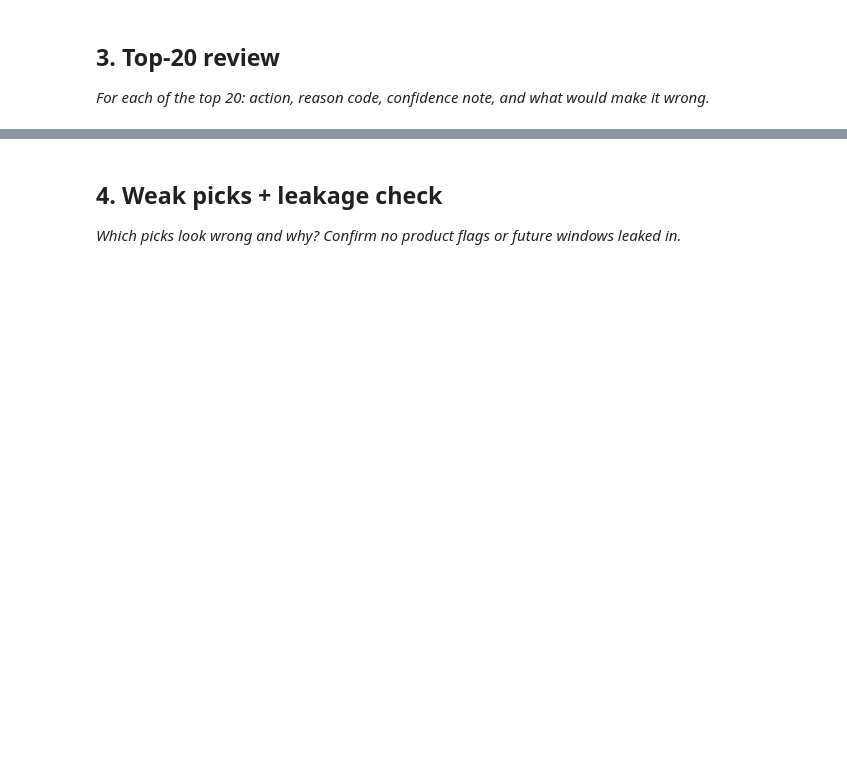
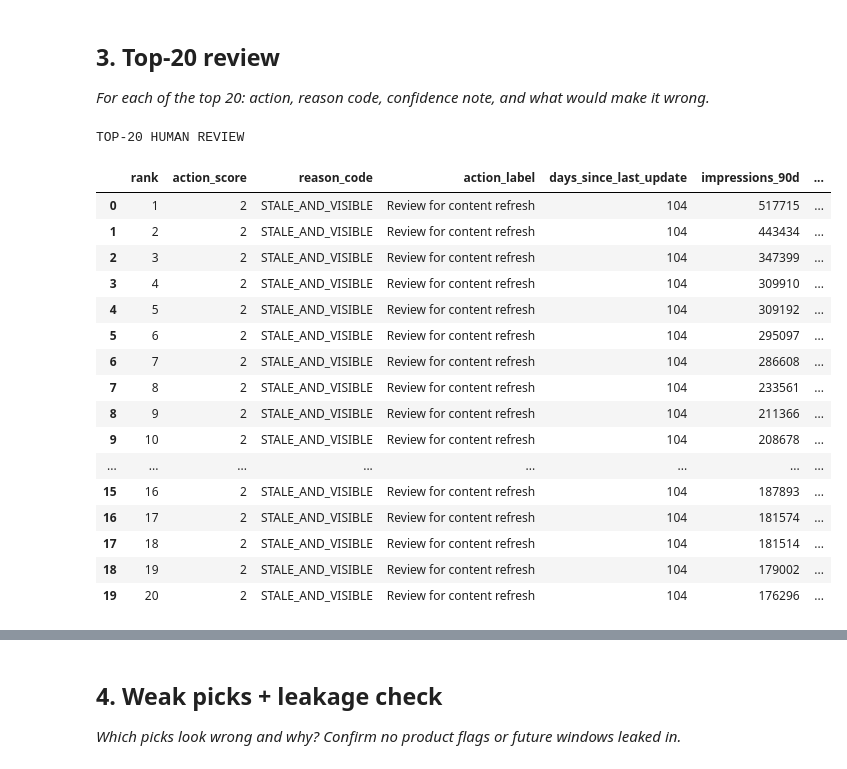
Before and after one commit to StickRift/Rift, a Jupyter notebook: work/notebooks/w04_baseline_score.ipynb, the cells around one changed output, grey strips where cells are left out. Cells and saved outputs as stored; diff of their text form; code cells hidden in the pictures; blank space fills up the shorter version.

Commit message:
Complete ML-07 baseline action score and review

```diff
--- a/work/notebooks/w04_baseline_score.ipynb
+++ b/work/notebooks/w04_baseline_score.ipynb
@@ -12,0 +29,12 @@ This skeleton is yours to fill. Work the sections **in order** — each one has
+# %%
+import pandas as pd
+import numpy as np
+
+# Load the Content Refresh dataset directly from GitHub
+data_url = "https://raw.githubusercontent.com/StickRift/Rift/main/data/raw/content_refresh_anonymized.csv"
+
+df = pd.read_csv(data_url)
+
+print("Dataset shape:", df.shape)
+print("\nAvailable columns:")
+print(df.columns.tolist())
@@ -24,3 +284,60 @@ This skeleton is yours to fill. Work the sections **in order** — each one has
 ## 3. Top-20 review
 
 *For each of the top 20: action, reason code, confidence note, and what would make it wrong.*
+# %%
+# Select the top 20 pages for human review
+top20 = queue.head(20).copy()
+
+# Explain why each page was selected
+reason_explanations = {
+    "STALE_AND_VISIBLE": "Page is over 90 days old and has at least 1,000 impressions.",
+    "STALE_ONLY": "Page is over 90 days old but has fewer than 1,000 impressions.",
+    "VISIBLE_ONLY": "Page has at least 1,000 impressions but was updated within 90 days.",
+    "NO_PRIORITY_SIGNAL": "Page meets neither scoring condition."
+}
+
+top20["why_selected"] = top20["reason_code"].map(reason_explanations)
+
+# Add a human-review question for each recommendation
+top20["what_could_make_this_wrong"] = (
+    "Check whether the page still matches search intent, "
+    "whether its information is accurate, and whether its performance "
+    "data supports a refresh."
+)
+
+# Keep the review table focused and avoid exposing client identifiers
+review_columns = [
+    "rank",
+    "action_score",
+    "reason_code",
+    "action_label",
+    "days_since_last_update",
+    "impressions_90d",
+    "trend_direction",
+    "why_selected",
+    "what_could_make_this_wrong"
+]
+
+top20_review = top20[review_columns].copy()
+
+print("TOP-20 HUMAN REVIEW")
+display(top20_review)
+# %% [output]
+TOP-20 HUMAN REVIEW
+|  | rank | action_score | reason_code | action_label | days_since_last_update | impressions_90d | ... |
+| 0 | 1 | 2 | STALE_AND_VISIBLE | Review for content refresh | 104 | 517715 | ... |
+| 1 | 2 | 2 | STALE_AND_VISIBLE | Review for content refresh | 104 | 443434 | ... |
+| 2 | 3 | 2 | STALE_AND_VISIBLE | Review for content refresh | 104 | 347399 | ... |
+| 3 | 4 | 2 | STALE_AND_VISIBLE | Review for content refresh | 104 | 309910 | ... |
+| 4 | 5 | 2 | STALE_AND_VISIBLE | Review for content refresh | 104 | 309192 | ... |
+| 5 | 6 | 2 | STALE_AND_VISIBLE | Review for content refresh | 104 | 295097 | ... |
+| 6 | 7 | 2 | STALE_AND_VISIBLE | Review for content refresh | 104 | 286608 | ... |
+| 7 | 8 | 2 | STALE_AND_VISIBLE | Review for content refresh | 104 | 233561 | ... |
+| 8 | 9 | 2 | STALE_AND_VISIBLE | Review for content refresh | 104 | 211366 | ... |
+| 9 | 10 | 2 | STALE_AND_VISIBLE | Review for content refresh | 104 | 208678 | ... |
+| ... | ... | ... | ... | ... | ... | ... | ... |
+| 15 | 16 | 2 | STALE_AND_VISIBLE | Review for content refresh | 104 | 187893 | ... |
+| 16 | 17 | 2 | STALE_AND_VISIBLE | Review for content refresh | 104 | 181574 | ... |
+| 17 | 18 | 2 | STALE_AND_VISIBLE | Review for content refresh | 104 | 181514 | ... |
+| 18 | 19 | 2 | STALE_AND_VISIBLE | Review for content refresh | 104 | 179002 | ... |
+| 19 | 20 | 2 | STALE_AND_VISIBLE | Review for content refresh | 104 | 176296 | ... |
```
Also changed, not shown: parts of 12 cells of this notebook.
